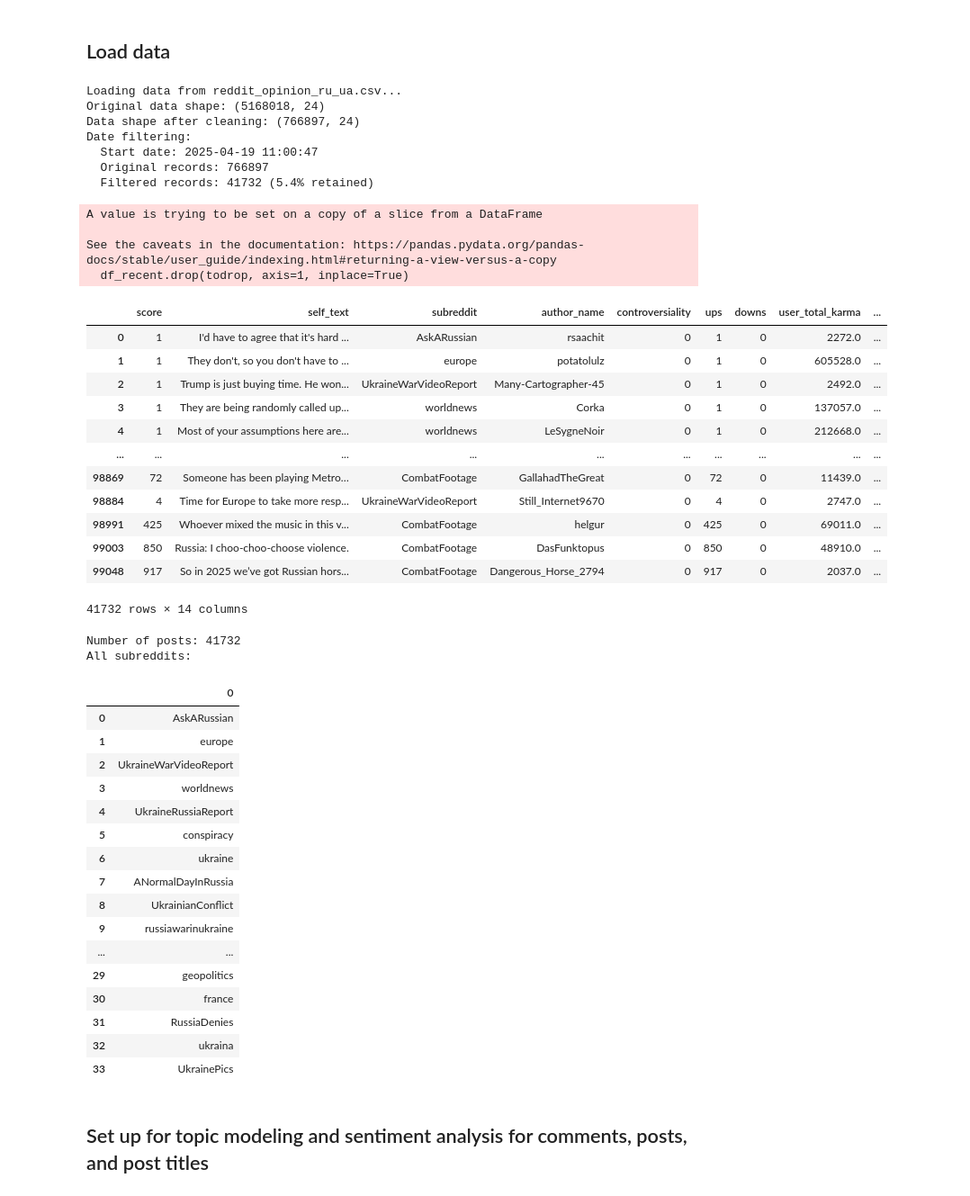
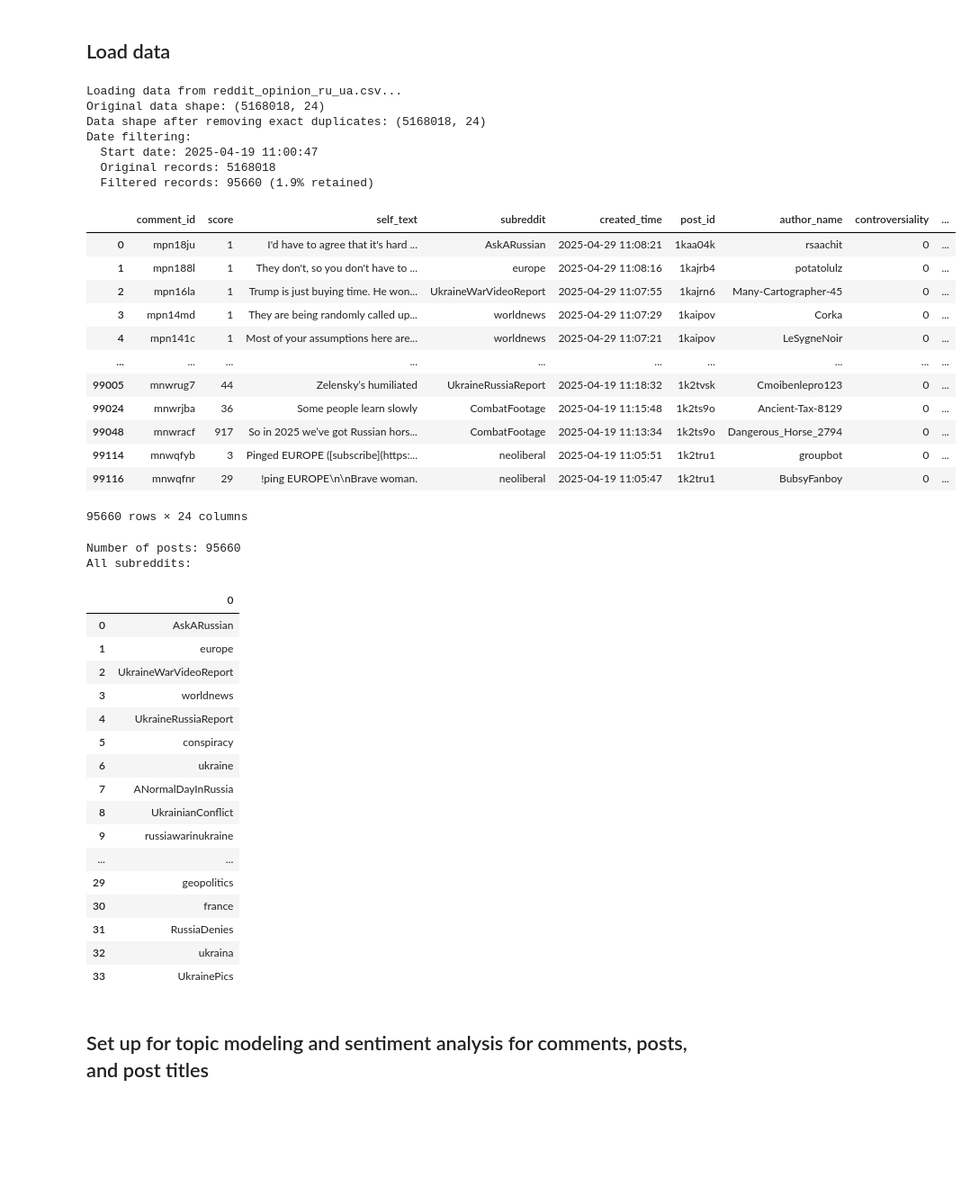
Before and after one commit to Nithin-Alluru/Reddit-Russia-Ukraine-Discourse-Analysis, a Jupyter notebook: text_analysis.ipynb, the cells around one changed output. Shown: that part at 90% size. Cells and saved outputs as stored; diff of their text form; code cells hidden in the pictures; blank space fills up the shorter version.

Commit message:
Caught clean_duplicate bug.
Network lurker pruning and deduplication, changed date range to 30 days.

Result: 12k users, 5.4 mil edges.

```diff
--- a/text_analysis.ipynb
+++ b/text_analysis.ipynb
@@ -23,10 +23,10 @@ def load_and_clean_data(filepath):
         df = pd.read_csv(filepath)
         print(f"Original data shape: {df.shape}")
 
-        # Remove duplicate user-subreddit combinations
-        df_unique = df.drop_duplicates(subset=['author_name', 'subreddit']).copy()
+        # Remove exact duplicates
+        df_unique = df.drop_duplicates().copy()
 
-        print(f"Data shape after cleaning: {df_unique.shape}")
+        print(f"Data shape after removing exact duplicates: {df_unique.shape}")
 
         return df_unique
 
@@ -96,40 +96,36 @@ df_recent = filter_by_date(df_clean, start_date=cutoff_date)
 # %% [output]
 Loading data from reddit_opinion_ru_ua.csv...
 Original data shape: (5168018, 24)
-Data shape after cleaning: (766897, 24)
+Data shape after removing exact duplicates: (5168018, 24)
 Date filtering:
   Start date: 2025-04-19 11:00:47
-  Original records: 766897
-  Filtered records: 41732 (5.4% retained)
+  Original records: 5168018
+  Filtered records: 95660 (1.9% retained)
 # %%
 todrop = ["comment_id", "created_time","post_id","user_is_verified","user_account_created_time", "user_awardee_karma", "user_awarder_karma", "user_comment_karma", "user_link_karma", "post_created_time"]
-df_recent.drop(todrop, axis=1, inplace=True)
+df_recent.drop(todrop, axis=1).copy()
 df_recent
 # %% [output]
+|  | comment_id | score | self_text | subreddit | created_time | post_id | author_name | controversiality | ... |
+| 0 | mpn18ju | 1 | I'd have to agree that it's hard ... | AskARussian | 2025-04-29 11:08:21 | 1kaa04k | rsaachit | 0 | ... |
+| 1 | mpn188l | 1 | They don't, so you don't have to ... | europe | 2025-04-29 11:08:16 | 1kajrb4 | potatolulz | 0 | ... |
+| 2 | mpn16la | 1 | Trump is just buying time. He won... | UkraineWarVideoReport | 2025-04-29 11:07:55 | 1kajrn6 | Many-Cartographer-45 | 0 | ... |
+| 3 | mpn14md | 1 | They are being randomly called up... | worldnews | 2025-04-29 11:07:29 | 1kaipov | Corka | 0 | ... |
+| 4 | mpn141c | 1 | Most of your assumptions here are... | worldnews | 2025-04-29 11:07:21 | 1kaipov | LeSygneNoir | 0 | ... |
+| ... | ... | ... | ... | ... | ... | ... | ... | ... | ... |
+| 99005 | mnwrug7 | 44 | Zelensky’s humiliated | UkraineRussiaReport | 2025-04-19 11:18:32 | 1k2tvsk | Cmoibenlepro123 | 0 | ... |
+| 99024 | mnwrjba | 36 | Some people learn slowly | CombatFootage | 2025-04-19 11:15:48 | 1k2ts9o | Ancient-Tax-8129 | 0 | ... |
+| 99048 | mnwracf | 917 | So in 2025 we’ve got Russian hors... | CombatFootage | 2025-04-19 11:13:34 | 1k2ts9o | Dangerous_Horse_2794 | 0 | ... |
+| 99114 | mnwqfyb | 3 | Pinged EUROPE ([subscribe](https:... | neoliberal | 2025-04-19 11:05:51 | 1k2tru1 | groupbot | 0 | ... |
+| 99116 | mnwqfnr | 29 | !ping EUROPE\n\nBrave woman. | neoliberal | 2025-04-19 11:05:47 | 1k2tru1 | BubsyFanboy | 0 | ... |
-A value is trying to be set on a copy of a slice from a DataFrame
-
-See the caveats in the documentation: https://pandas.pydata.org/pandas-docs/stable/user_guide/indexing.html#returning-a-view-versus-a-copy
-  df_recent.drop(todrop, axis=1, inplace=True)
+95660 rows × 24 columns
-|  | score | self_text | subreddit | author_name | controversiality | ups | downs | user_total_karma | ... |
-| 0 | 1 | I'd have to agree that it's hard ... | AskARussian | rsaachit | 0 | 1 | 0 | 2272.0 | ... |
-| 1 | 1 | They don't, so you don't have to ... | europe | potatolulz | 0 | 1 | 0 | 605528.0 | ... |
-| 2 | 1 | Trump is just buying time. He won... | UkraineWarVideoReport | Many-Cartographer-45 | 0 | 1 | 0 | 2492.0 | ... |
-| 3 | 1 | They are being randomly called up... | worldnews | Corka | 0 | 1 | 0 | 137057.0 | ... |
-| 4 | 1 | Most of your assumptions here are... | worldnews | LeSygneNoir | 0 | 1 | 0 | 212668.0 | ... |
-| ... | ... | ... | ... | ... | ... | ... | ... | ... | ... |
-| 98869 | 72 | Someone has been playing Metro… | CombatFootage | GallahadTheGreat | 0 | 72 | 0 | 11439.0 | ... |
-| 98884 | 4 | Time for Europe to take more resp... | UkraineWarVideoReport | Still_Internet9670 | 0 | 4 | 0 | 2747.0 | ... |
-| 98991 | 425 | Whoever mixed the music in this v... | CombatFootage | helgur | 0 | 425 | 0 | 69011.0 | ... |
-| 99003 | 850 | Russia: I choo-choo-choose violence. | CombatFootage | DasFunktopus | 0 | 850 | 0 | 48910.0 | ... |
-| 99048 | 917 | So in 2025 we’ve got Russian hors... | CombatFootage | Dangerous_Horse_2794 | 0 | 917 | 0 | 2037.0 | ... |
-41732 rows × 14 columns
 # %%
 # Get basic information
 print("Number of posts:", len(df_recent))
 print("All subreddits:")
 pd.DataFrame(df_recent.subreddit.explode().unique())
 # %% [output]
-Number of posts: 41732
+Number of posts: 95660
 All subreddits:
 |  | 0 |
 | 0 | AskARussian |
```
Also changed, not shown: 1 other file.
